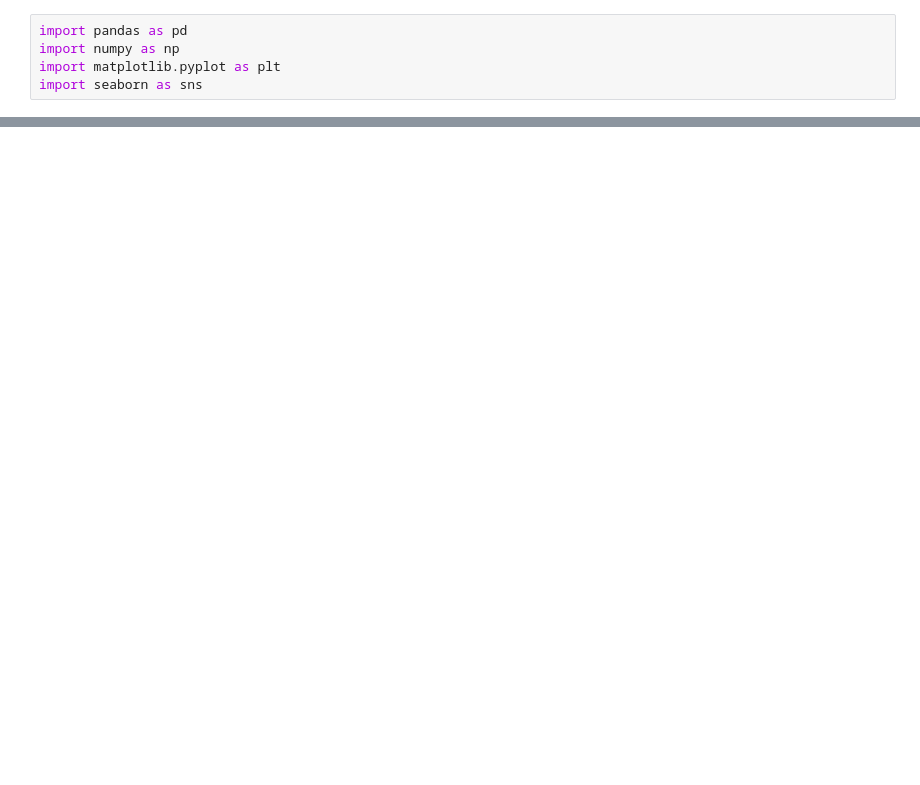
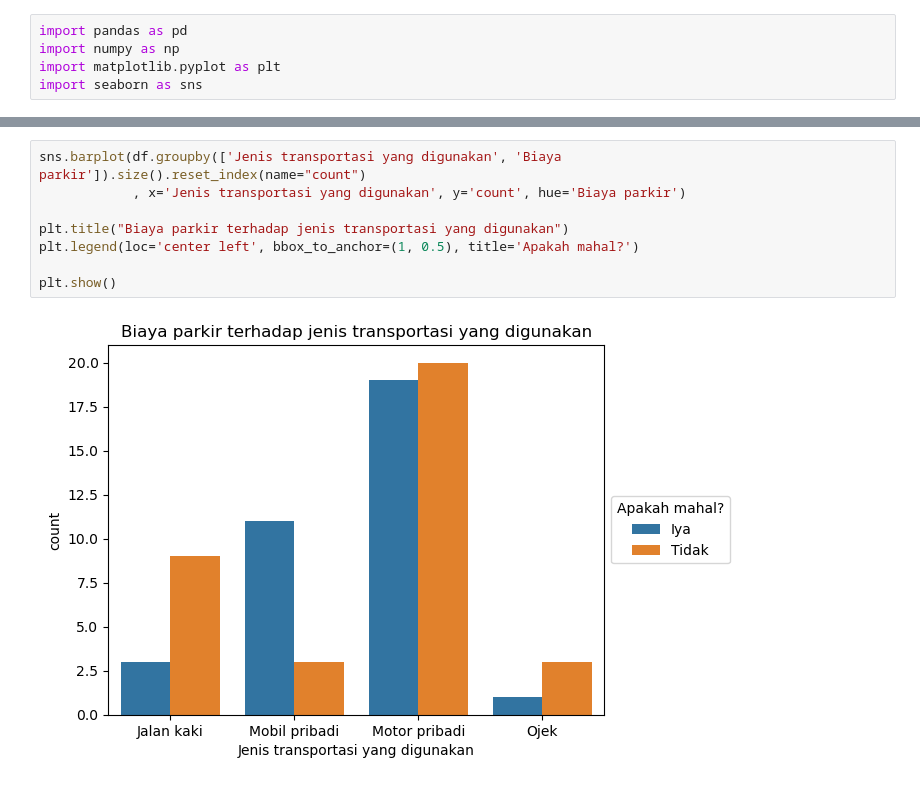
Before and after one commit to Nicohim87/SurveySamplingAOL, a Jupyter notebook: Visualization-1.ipynb, the cells around one changed output, grey strips where cells are left out. Saved outputs shown, nothing was run; the diff lists cells and outputs as text; blank space fills up the shorter version.

Commit message:
Visualization for Parking - Discussion Room

```diff
--- a/Visualization-1.ipynb
+++ b/Visualization-1.ipynb
@@ -16,0 +69,10 @@ df.head()
+# %%
+sns.barplot(df.groupby(['Jenis transportasi yang digunakan', 'Biaya parkir']).size().reset_index(name="count")
+            , x='Jenis transportasi yang digunakan', y='count', hue='Biaya parkir')
+
+plt.title("Biaya parkir terhadap jenis transportasi yang digunakan")
+plt.legend(loc='center left', bbox_to_anchor=(1, 0.5), title='Apakah mahal?')
+
+plt.show()
+# %% [output]
+[figure, added]
```
Also changed, not shown: parts of 11 cells of this notebook.
